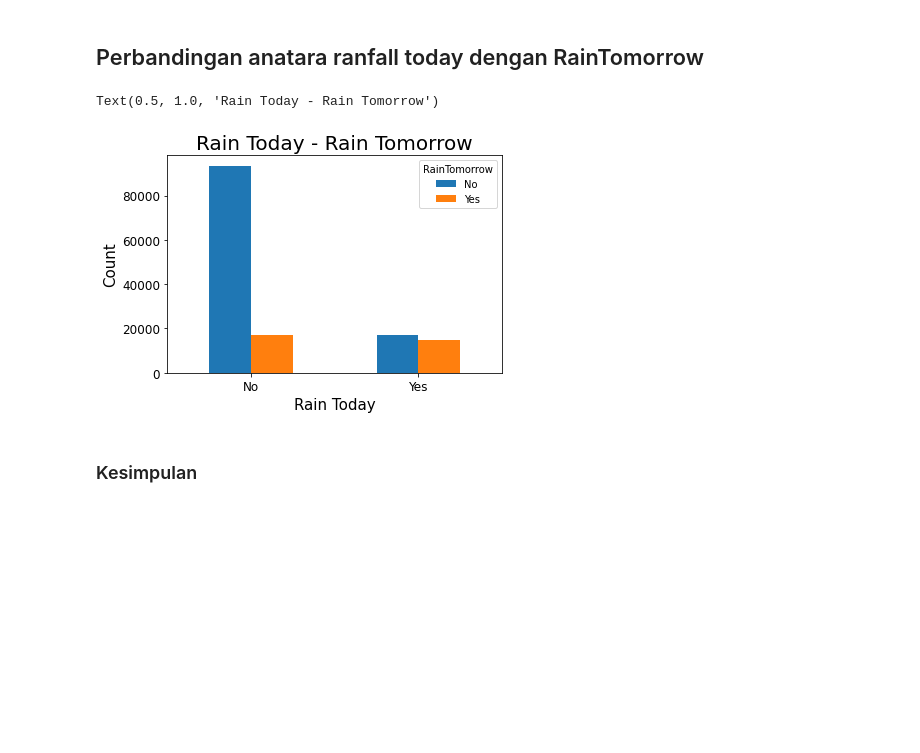
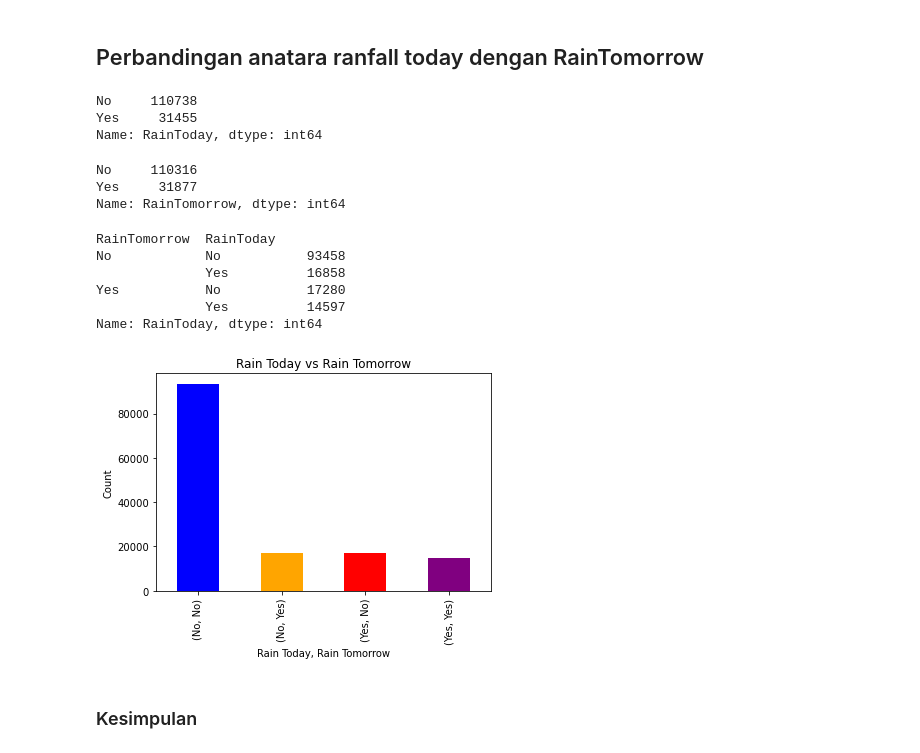
Before and after one commit to Mazcho/Perbandingan-Algoritma-Logistic-Regresi-dan-SVM-dalam-memprediksi-cuaca-_Hacktiv8-FinalProject2, a Jupyter notebook: PYTN_KampusMerdeka_FP2_Hacktiv8.ipynb, the cells around one changed output. Saved outputs shown, nothing was run; the diff lists cells and outputs as text; code cells hidden in the pictures; blank space fills up the shorter version.

Commit message:
Upload EDA
Upload EDA Rain Today

```diff
--- a/PYTN_KampusMerdeka_FP2_Hacktiv8.ipynb
+++ b/PYTN_KampusMerdeka_FP2_Hacktiv8.ipynb
@@ -517,20 +518,39 @@ Hasil dari kesimpulan scater plot dan tabel diatas menunjukan, data yang diberik
 # %% [markdown]
 ## Perbandingan anatara ranfall today dengan RainTomorrow
-# %%
-Today_Tomo_plot = pd.crosstab(df['RainToday'], df['RainTomorrow'])
-
-plt.rcParams["figure.figsize"] = (6,4)
-
-Today_Tomo_plot.plot(kind='bar',stacked=False)
-
-plt.xlabel('Rain Today', fontsize=15)
-plt.ylabel('Count', fontsize=15)
-plt.xticks(rotation=0, fontsize=12)
-plt.yticks(fontsize=12)
-plt.title('Rain Today - Rain Tomorrow', fontsize=20)
-# %% [output]
-Text(0.5, 1.0, 'Rain Today - Rain Tomorrow')
-[figure, removed]
+# %%
+df["RainToday"].value_counts()
+# %% [output]
+No     110738
+Yes     31455
+Name: RainToday, dtype: int64
+# %%
+df["RainTomorrow"].value_counts()
+# %% [output]
+No     110316
+Yes     31877
+Name: RainTomorrow, dtype: int64
+# %%
+df.groupby("RainTomorrow")["RainToday"].value_counts()
+# %% [output]
+RainTomorrow  RainToday
+No            No           93458
+              Yes          16858
+Yes           No           17280
+              Yes          14597
+Name: RainToday, dtype: int64
+# %%
+# Plot bar chart
+plot = df.groupby("RainTomorrow")["RainToday"].value_counts().plot(kind="bar", color=['blue', 'orange',"red","purple"])
+
+# Set judul dan label sumbu x dan y
+plot.set_title("Rain Today vs Rain Tomorrow")
+plot.set_xlabel("Rain Today, Rain Tomorrow")
+plot.set_ylabel("Count")
+
+#menampilkan
+plt.show()
+# %% [output]
+[figure, added]
 # %% [markdown]
 ### Kesimpulan
 # %% [markdown]
```
Also changed, not shown: parts of 10 cells of this notebook.
